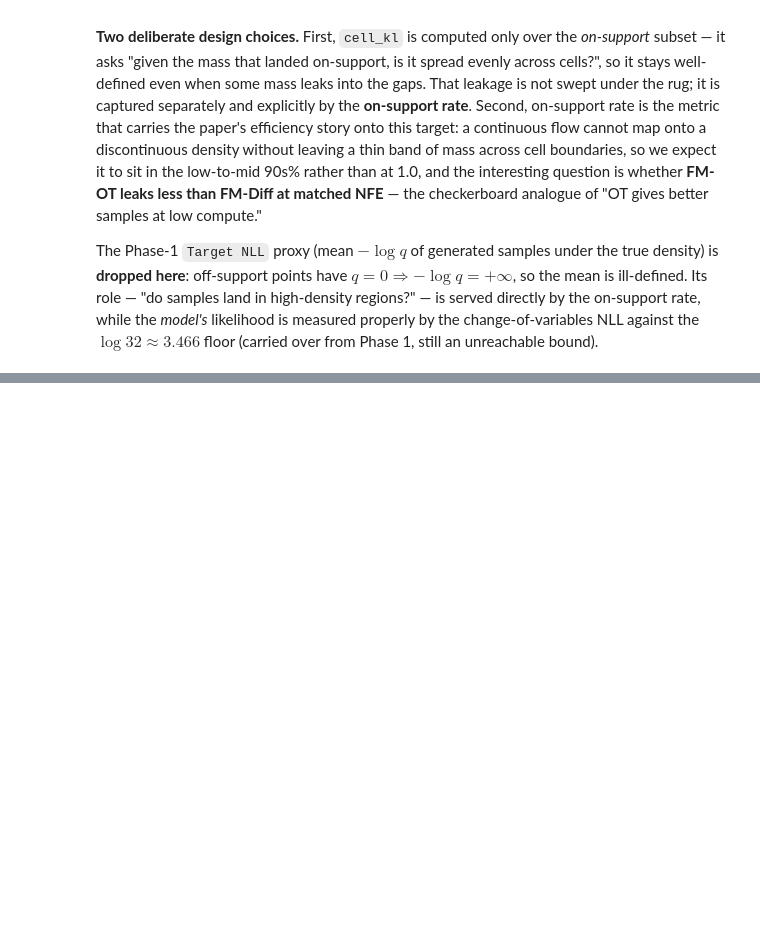
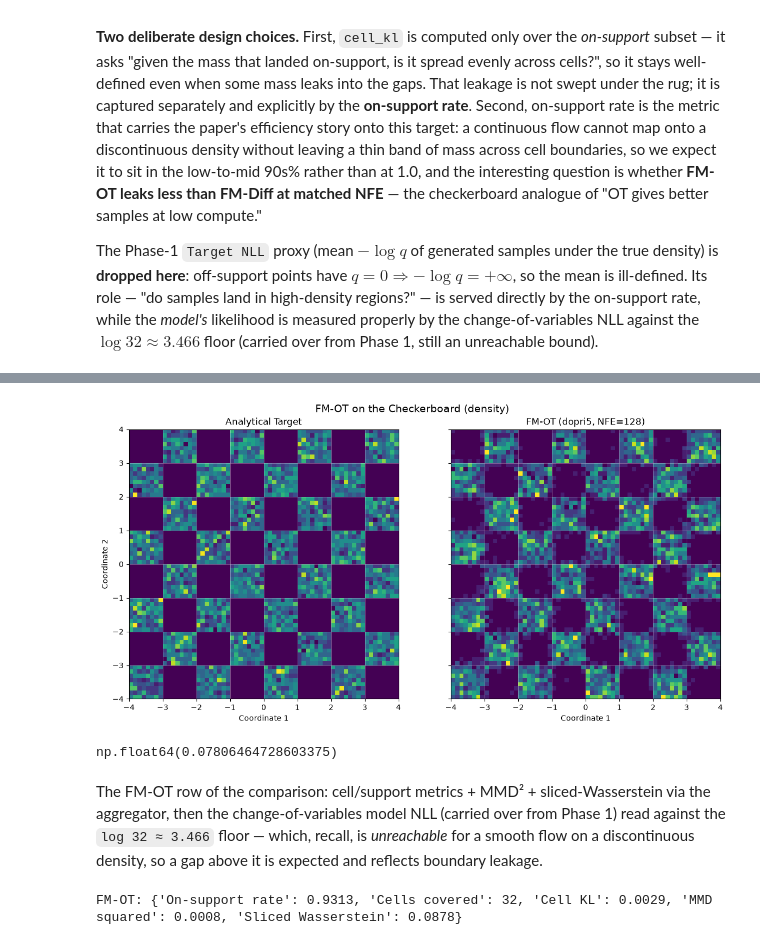
Before and after one commit to k-evgenii/TTrainMethods, a Jupyter notebook: TTrainMethods/checkers_flow_match.ipynb, the cells around one changed output, grey strips where cells are left out. Cells and saved outputs as stored; diff of their text form; code cells hidden in the pictures; blank space fills up the shorter version.

```diff
--- a/TTrainMethods/checkers_flow_match.ipynb
+++ b/TTrainMethods/checkers_flow_match.ipynb
@@ -723,0 +806,50 @@ def compute_cell_metrics(samples: torch.Tensor,
+# %%
+import numpy as np
+
+def checker_bin_edges(bins_per_cell=8):
+    """Bin edges that land on cell boundaries (integers, for unit cells) -> gaps read dark."""
+    step = CELL_SIZE / bins_per_cell
+    return np.arange(-DOMAIN_LIMIT, DOMAIN_LIMIT + step / 2, step)
+
+def density_panels(samples_list, titles, bins_per_cell=8, vmax_pct=99.5,
+                   overlay=True, suptitle=None):
+    """Render sample sets as comparable 2-D density heatmaps with a shared colour scale."""
+    edges = checker_bin_edges(bins_per_cell)
+    hists = []
+    for s in samples_list:
+        s = s.detach().cpu().numpy() if torch.is_tensor(s) else np.asarray(s)
+        H, _, _ = np.histogram2d(s[:, 0], s[:, 1], bins=[edges, edges], density=True)
+        hists.append(H)
+    nz = np.concatenate([H[H > 0].ravel() for H in hists if (H > 0).any()] or [np.array([1.0])])
+    vmax = np.percentile(nz, vmax_pct)                       # shared, robust to single hot bins
+
+    n = len(samples_list)
+    fig, axes = plt.subplots(1, n, figsize=(6.2 * n, 6.0), sharex=True, sharey=True, squeeze=False)
+    ext = [-DOMAIN_LIMIT, DOMAIN_LIMIT, -DOMAIN_LIMIT, DOMAIN_LIMIT]
+    for ax, H, title in zip(axes[0], hists, titles):
+        ax.imshow(H.T, origin="lower", extent=ext, vmin=0, vmax=vmax, aspect="equal")
+        if overlay:
+            draw_checkerboard_cells(ax, color="white", lw=0.7, alpha=0.3)
+        ax.set_title(title); ax.set_xlabel("Coordinate 1")
+    axes[0][0].set_ylabel("Coordinate 2")
+    if suptitle: fig.suptitle(suptitle, fontsize=14)
+    fig.tight_layout(); plt.show()
+    return vmax
+
+# FM-OT vs analytical target, as densities.
+density_panels([target_reference, fm_ot_generated],
+               ["Analytical Target", f"FM-OT (dopri5, NFE={fm_ot_nfe})"],
+               suptitle="FM-OT on the Checkerboard (density)")
+# %% [output]
+[figure, added]
+np.float64(0.07806464728603375)
+# %% [markdown]
+The FM-OT row of the comparison: cell/support metrics + MMD² + sliced-Wasserstein via the
+aggregator, then the change-of-variables model NLL (carried over from Phase 1) read against the
+`log 32 ≈ 3.466` floor — which, recall, is *unreachable* for a smooth flow on a discontinuous
+density, so a gap above it is expected and reflects boundary leakage.
+# %%
+fm_ot_metrics = evaluate_generated_distribution(fm_ot_generated, target_reference)
+print("FM-OT:", {k: round(v, 4) if isinstance(v, float) else v for k, v in fm_ot_metrics.items()})
+# %% [output]
+FM-OT: {'On-support rate': 0.9313, 'Cells covered': 32, 'Cell KL': 0.0029, 'MMD squared': 0.0008, 'Sliced Wasserstein': 0.0878}
```
Also changed, not shown: parts of 38 cells of this notebook, 13 other files.
